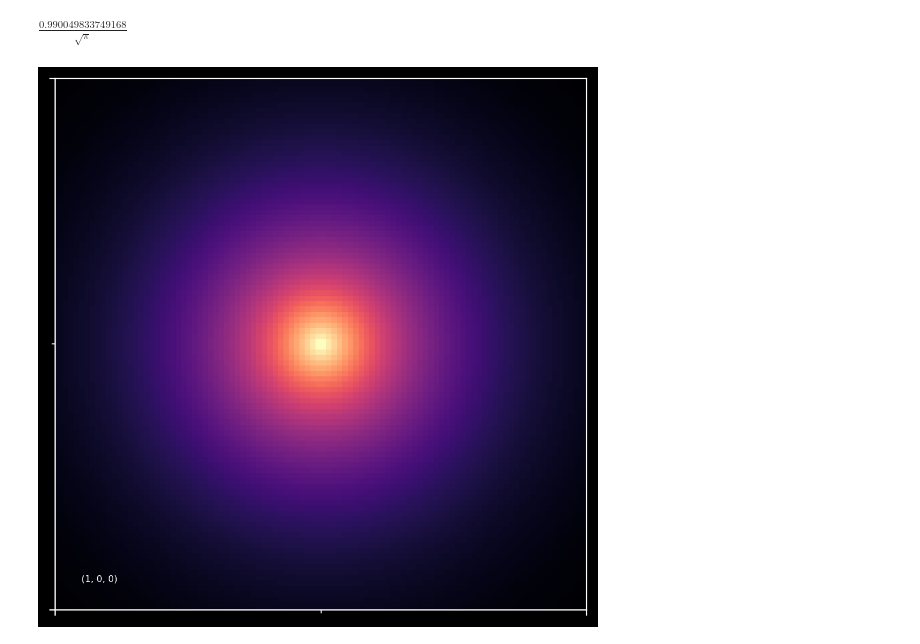
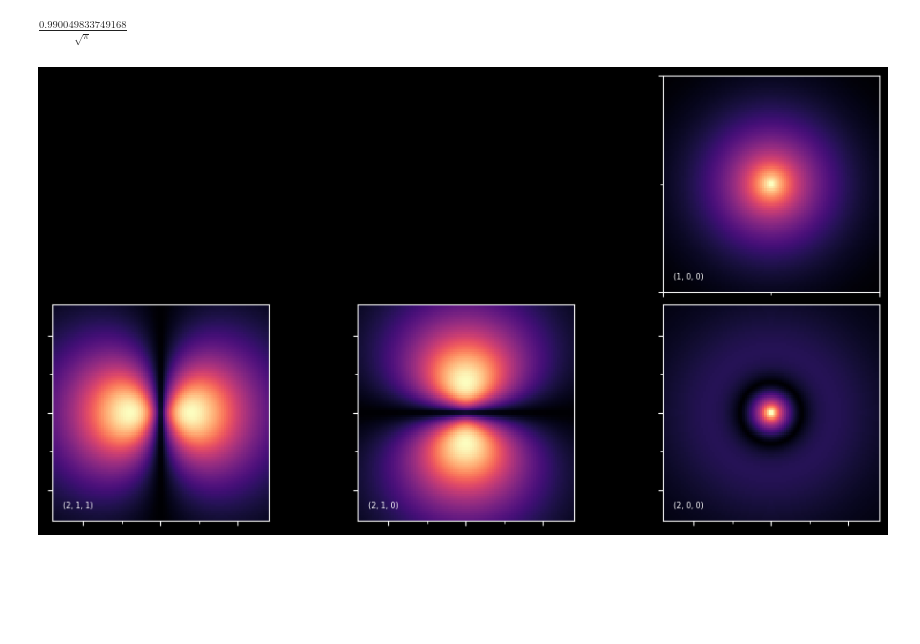
Before and after one commit to Alejandro-UDEA/Fisica_Computacional_Estudiante, a Jupyter notebook: Sesiones/PDE/2.3_FDM_schrodinger.ipynb, the cells around one changed output. Drawn from its saved outputs; the diff is of its cells as text; code cells hidden in the pictures; blank space fills up the shorter version.

```diff
--- a/Sesiones/PDE/2.3_FDM_schrodinger.ipynb
+++ b/Sesiones/PDE/2.3_FDM_schrodinger.ipynb
@@ -692,7 +674,7 @@ def cart2sphe(x, y, z):
 #n,l,m = 2,0,0
 #nlms  = [(n, l, m)]
 #Nmax = n
-Nmax = 1
+Nmax = 2
 nlms  = [
     (n, l, m)
     for n in range(1, Nmax+1)
@@ -707,7 +689,7 @@ PSI  = [lambdify((r, phi, theta), Psi_nlm(n, l, m, r, phi, theta), 'numpy')
 fig = plt.figure(
     figsize=(9.6, 4.8),
     # figsize=plt.figaspect(2 / Nmax),
-    dpi=200,
+    dpi=100,
     constrained_layout=True)
 
 axes_array = np.zeros((Nmax, (Nmax*(Nmax+1))//2), dtype=int)
@@ -742,33 +724,33 @@ for ii in range(len(axes)):
         cart2sphe(a0, 0, b0),]
 
     ax = axes[ii]
     ax.set_aspect(1.0)
 
     r0, theta, phi = xyz_planes_sphe[cut_planes[ii]]
     wfc = PSI[ii](r0, phi, theta).reshape(nx, ny)
     ax.pcolormesh(a0, b0, np.abs(wfc), cmap='magma')
 
     ax.set_xlim(-L, L)
     ax.set_ylim(-L, L)
     ax.xaxis.set_minor_locator(AutoMinorLocator(n=2))
     ax.yaxis.set_minor_locator(AutoMinorLocator(n=2))
 
     STEP = 5
     if n == 1:
         ax.set_xticks([-2.5, 2.5])
         ax.set_yticks([-2.5, 2.5])
         ax.xaxis.set_minor_locator(AutoMinorLocator(n=2))
         ax.yaxis.set_minor_locator(AutoMinorLocator(n=2))
     else:
         ax.set_xticks([-x for x in np.arange(0, L, STEP)] + [x for x in np.arange(0, L, STEP)])
         ax.set_yticks([-x for x in np.arange(0, L, STEP)] + [x for x in np.arange(0, L, STEP)])
     ax.set_xticklabels([])
     ax.set_yticklabels([])
 
     ax.text(0.05, 0.05, "({}, {}, {})".format(n, l, m),
             fontsize='xx-small',
             ha='left', va='bottom', transform=ax.transAxes, color='w')
 # %% [output]
-[figure, old version]
+[figure, new version]
 # %%
 Lab
```
Also changed, not shown: parts of 5 cells of this notebook.
